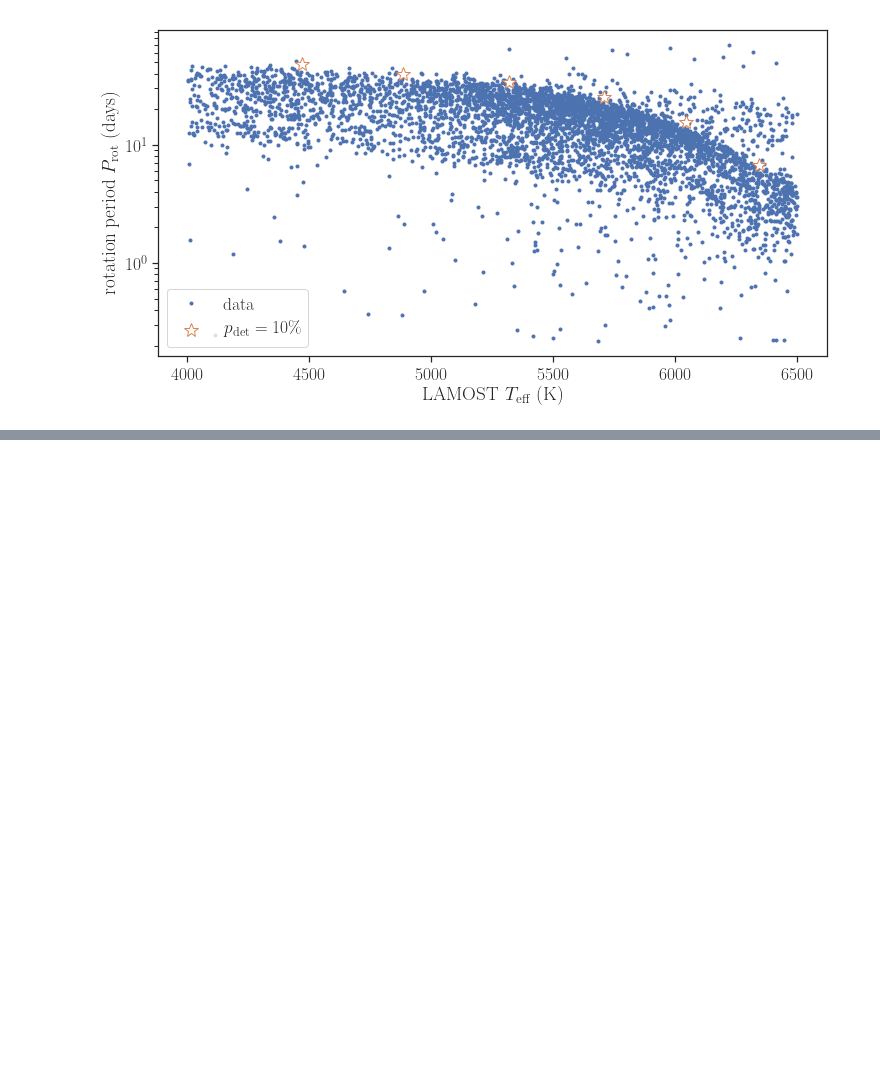
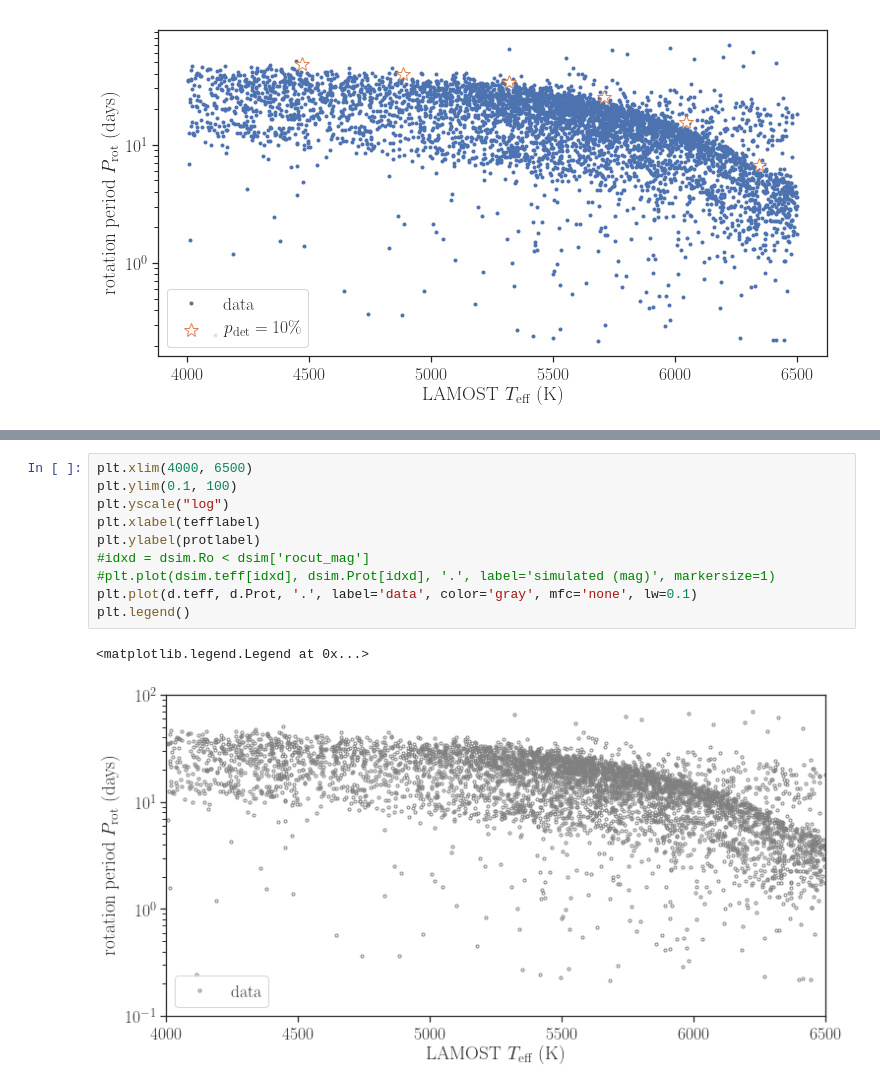
Before and after one commit to kemasuda/acheron, a Jupyter notebook: kepler_prot_teff/detection_age.ipynb, the cells around one changed output, grey strips where cells are left out. Saved outputs shown, nothing was run; the diff lists cells and outputs as text; blank space fills up the shorter version.

```diff
--- a/kepler_prot_teff/detection_age.ipynb
+++ b/kepler_prot_teff/detection_age.ipynb
@@ -209,0 +252,13 @@ plt.savefig(resdir+"pdet10_prot_teff.png", dpi=200, bbox_inches="tight")
+# %%
+plt.xlim(4000, 6500)
+plt.ylim(0.1, 100)
+plt.yscale("log")
+plt.xlabel(tefflabel)
+plt.ylabel(protlabel)
+#idxd = dsim.Ro < dsim['rocut_mag']
+#plt.plot(dsim.teff[idxd], dsim.Prot[idxd], '.', label='simulated (mag)', markersize=1)
+plt.plot(d.teff, d.Prot, '.', label='data', color='gray', mfc='none', lw=0.1)
+plt.legend()
+# %% [output]
+<matplotlib.legend.Legend at 0x...>
+[figure, added]
```
Also changed, not shown: parts of 6 cells of this notebook.
